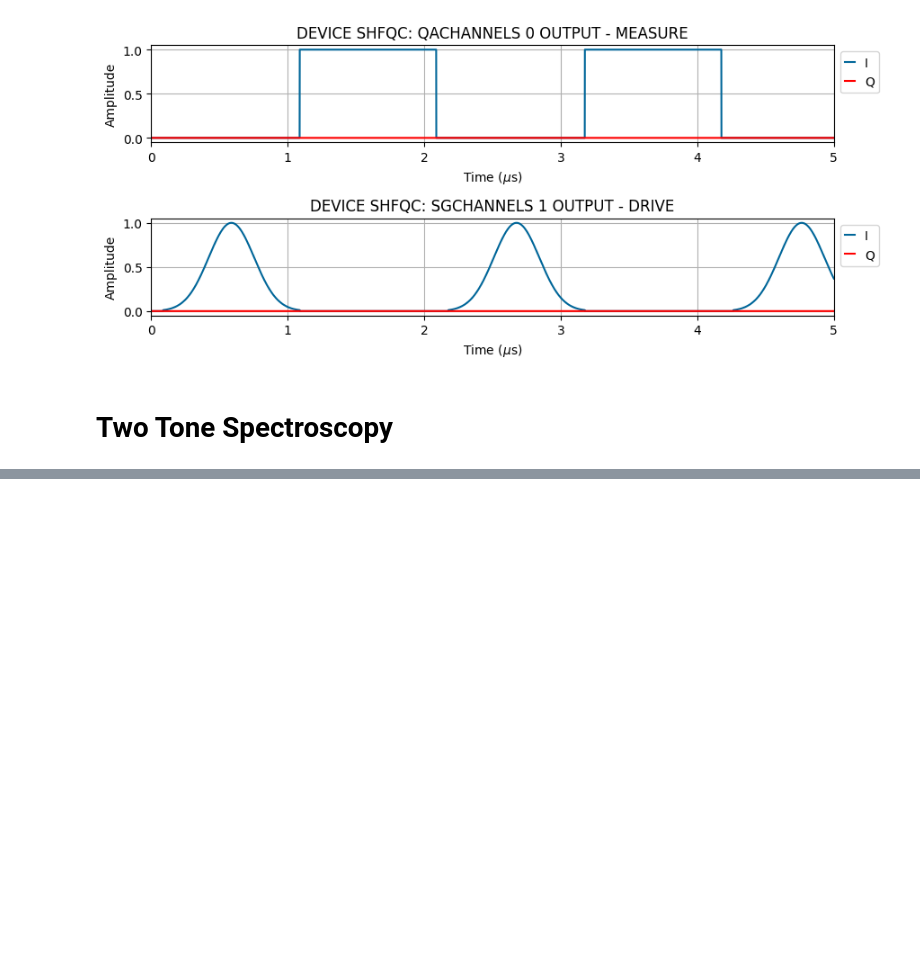
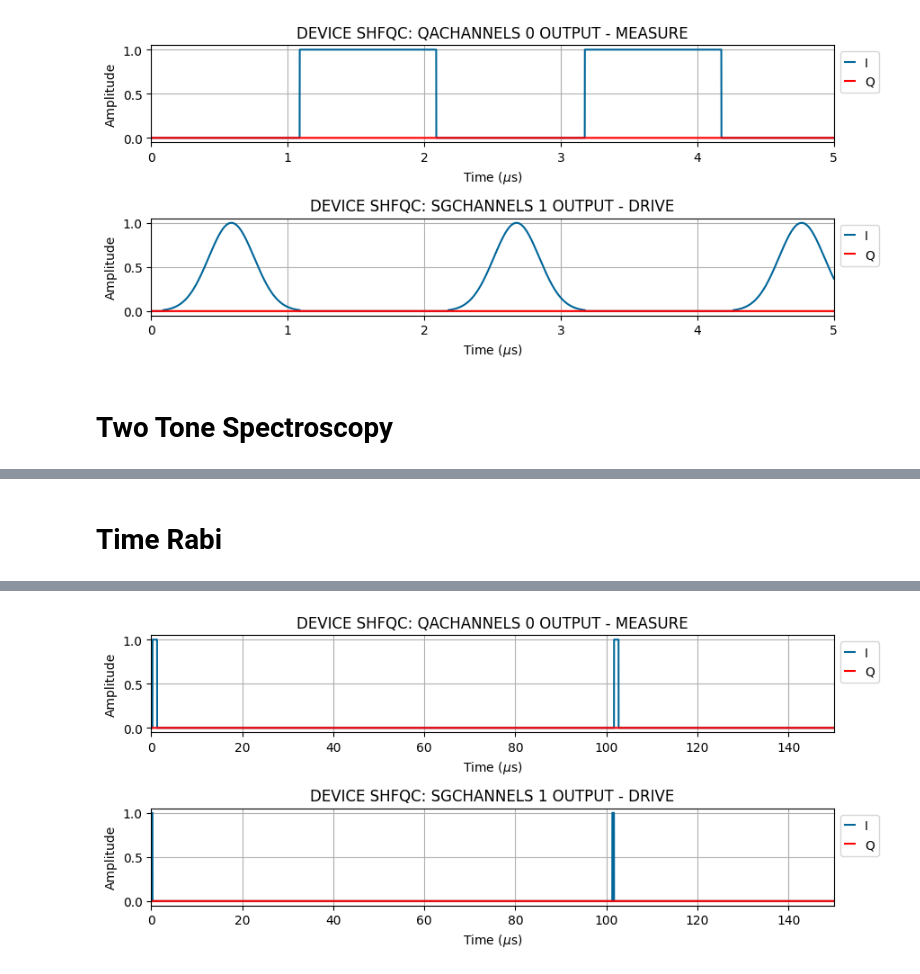
Before and after one commit to Harrbit/Qubit_Design, a Jupyter notebook: measurements/basic_characterization/BasicCharacterizationExp.ipynb, the cells around one changed output, grey strips where cells are left out. Drawn from its saved outputs; the diff is of its cells as text; code cells hidden in the pictures; blank space fills up the shorter version.

Commit message:
time rabi, amplitude rabi, T1, Ramsey function updated and tested to be correct in emulate. notebook updated correspondently

```diff
--- a/measurements/basic_characterization/BasicCharacterizationExp.ipynb
+++ b/measurements/basic_characterization/BasicCharacterizationExp.ipynb
@@ -133 +133,8 @@ plot_simulation(instance_TwoToneSpec.compiled_exp_instance, 0, 10e-6)
 [figure]
+# %% [markdown]
+# Time Rabi
+# %%
+instance_LengthRabi = TimeRabi()
+data_LengthRabi = instance_LengthRabi.run_experiment()
+plot_simulation(instance_LengthRabi.compiled_exp_instance, 0e-6, 150e-6)
+# %% [output]
@@ -133,0 +158 @@ plot_simulation(instance_TwoToneSpec.compiled_exp_instance, 0, 10e-6)
+[figure, added]
```
Also changed, not shown: parts of 12 cells of this notebook, 3 other files.
